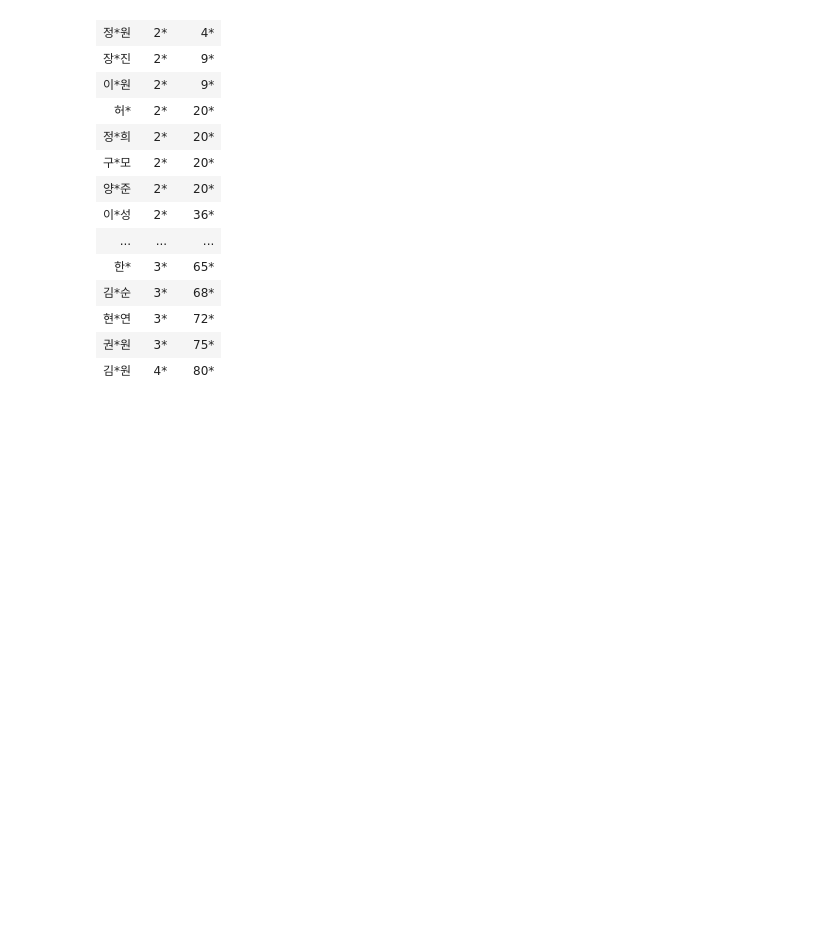
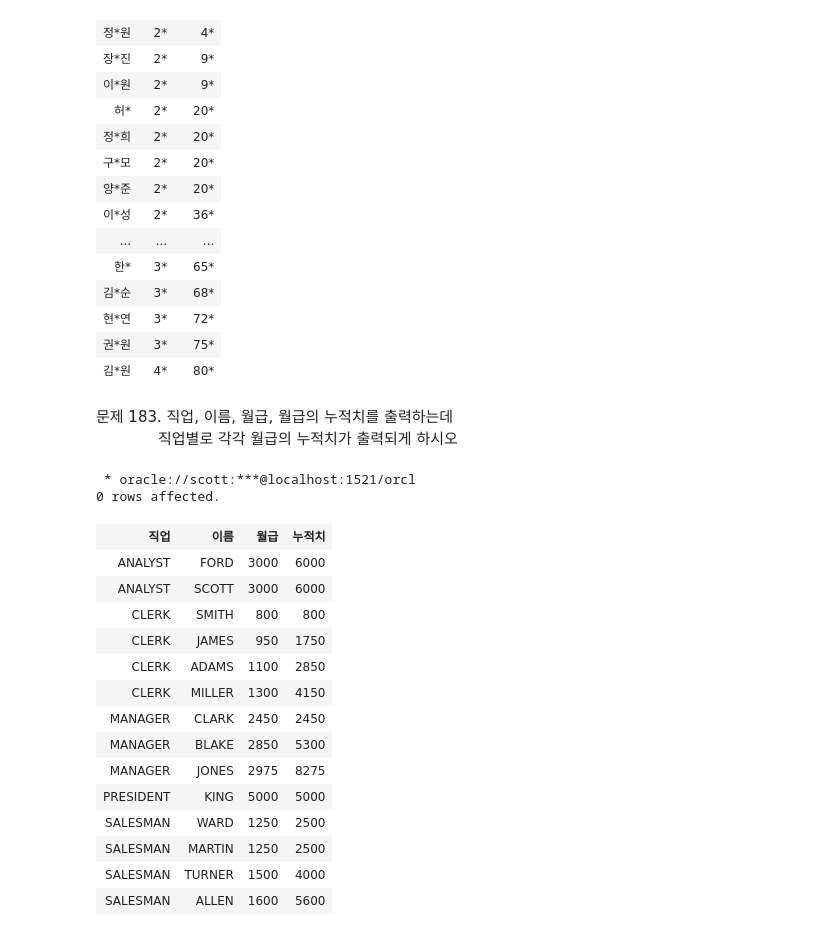
Before and after one commit to unknown-jun/Oracle_SQL, a Jupyter notebook: Part 2_9. 데이터 분석함수.ipynb, the cells around one changed output. Drawn from its saved outputs; the diff is of its cells as text; code cells hidden in the pictures; blank space fills up the shorter version.

```diff
--- a/Part 2_9. 데이터 분석함수.ipynb
+++ b/Part 2_9. 데이터 분석함수.ipynb
@@ -990,3 +978,30 @@ select replace(ename,
 | 현*연 | 3* | 72* |
 | 권*원 | 3* | 75* |
 | 김*원 | 4* | 80* |
+# %% [markdown]
+문제 183. 직업, 이름, 월급, 월급의 누적치를 출력하는데
+&nbsp;&nbsp;&nbsp;&nbsp;&nbsp;&nbsp;&nbsp;&nbsp;&nbsp;&nbsp;&nbsp;&nbsp;&nbsp;직업별로 각각 월급의 누적치가 출력되게 하시오
+# %%
+%%sql
+
+select job as 직업, ename as 이름, sal as 월급,
+       sum(sal) over (partition by job order by sal asc) as 누적치
+    from emp
+# %% [output]
+ * oracle://scott:***@localhost:1521/orcl
+0 rows affected.
+| 직업 | 이름 | 월급 | 누적치 |
+| ANALYST | FORD | 3000 | 6000 |
+| ANALYST | SCOTT | 3000 | 6000 |
+| CLERK | SMITH | 800 | 800 |
+| CLERK | JAMES | 950 | 1750 |
+| CLERK | ADAMS | 1100 | 2850 |
+| CLERK | MILLER | 1300 | 4150 |
+| MANAGER | CLARK | 2450 | 2450 |
+| MANAGER | BLAKE | 2850 | 5300 |
+| MANAGER | JONES | 2975 | 8275 |
+| PRESIDENT | KING | 5000 | 5000 |
+| SALESMAN | WARD | 1250 | 2500 |
+| SALESMAN | MARTIN | 1250 | 2500 |
+| SALESMAN | TURNER | 1500 | 4000 |
+| SALESMAN | ALLEN | 1600 | 5600 |
```
Also changed, not shown: parts of 39 cells of this notebook.
